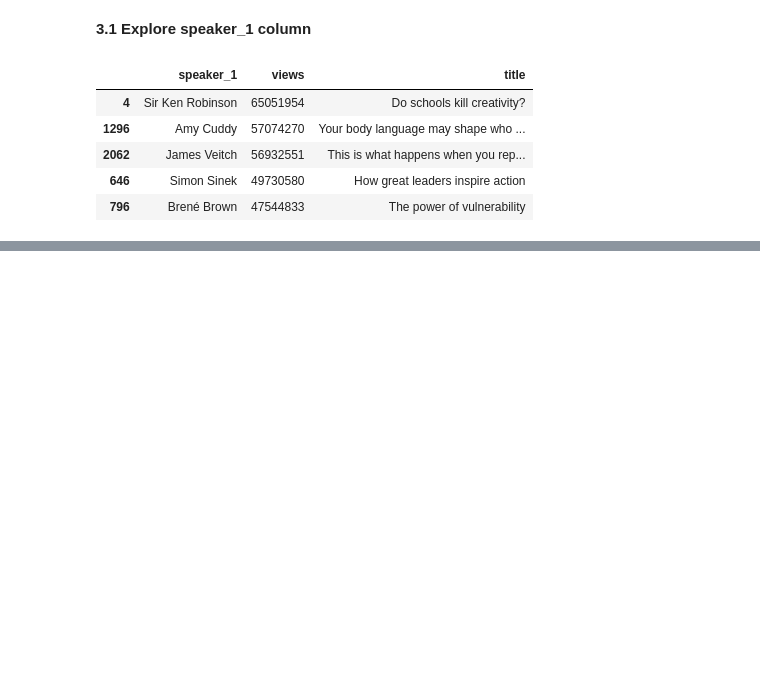
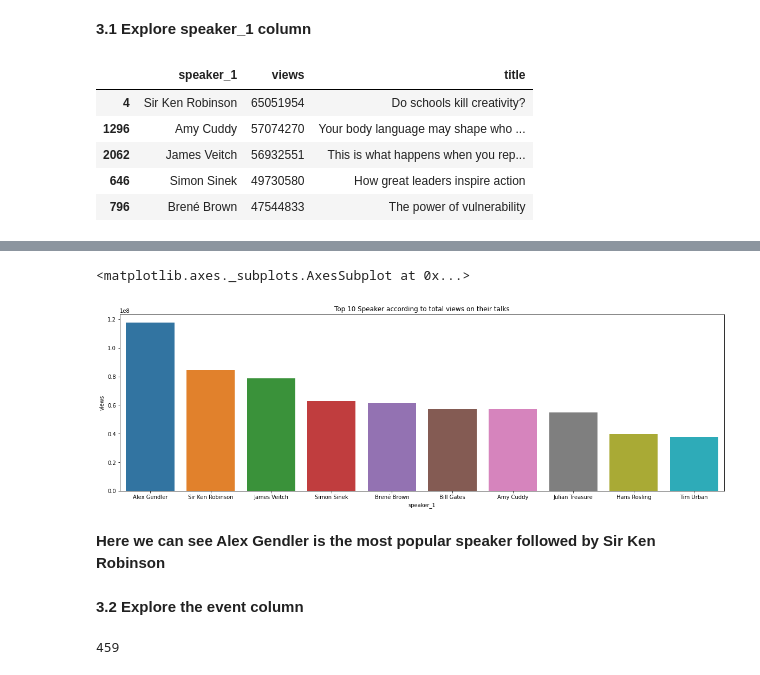
Before and after one commit to Pgupta1996/Ted_Talk_views_Prediction, a Jupyter notebook: Ted_Talk_views_Prediction.ipynb, the cells around one changed output, grey strips where cells are left out. Saved outputs shown, nothing was run; the diff lists cells and outputs as text; code cells hidden in the pictures; blank space fills up the shorter version.

```diff
--- a/Ted_Talk_views_Prediction.ipynb
+++ b/Ted_Talk_views_Prediction.ipynb
@@ -173,0 +176,5 @@ pop_dataset[['speaker_1','views','title']]
+# %%
+#finding more most popular speaker from the dataset
+pop_speaker_dataset=dataset.groupby('speaker_1').agg({'views' : 'sum'}).nlargest(10,['views'])
+pop_speaker_dataset.reset_index(inplace=True)
+pop_speaker_dataset
@@ -173,0 +193,17 @@ pop_dataset[['speaker_1','views','title']]
+# %%
+# most popular Speaker according to total views on their talks
+plt.figure(figsize=(20,6))
+plt.title('Top 10 Speaker according to total views on their talks')
+sns.barplot(x='speaker_1',y='views',data=pop_speaker_dataset)
+# %% [output]
+<matplotlib.axes._subplots.AxesSubplot at 0x...>
+[figure, added]
+# %% [markdown]
+**Here we can see Alex Gendler is the most popular speaker followed by Sir Ken Robinson**
+# %% [markdown]
+**3.2 Explore the event column**
+# %%
+#printing the len of unique values in event column
+len(dataset.event.unique())
+# %% [output]
+459
```
Also changed, not shown: parts of 22 cells of this notebook.
